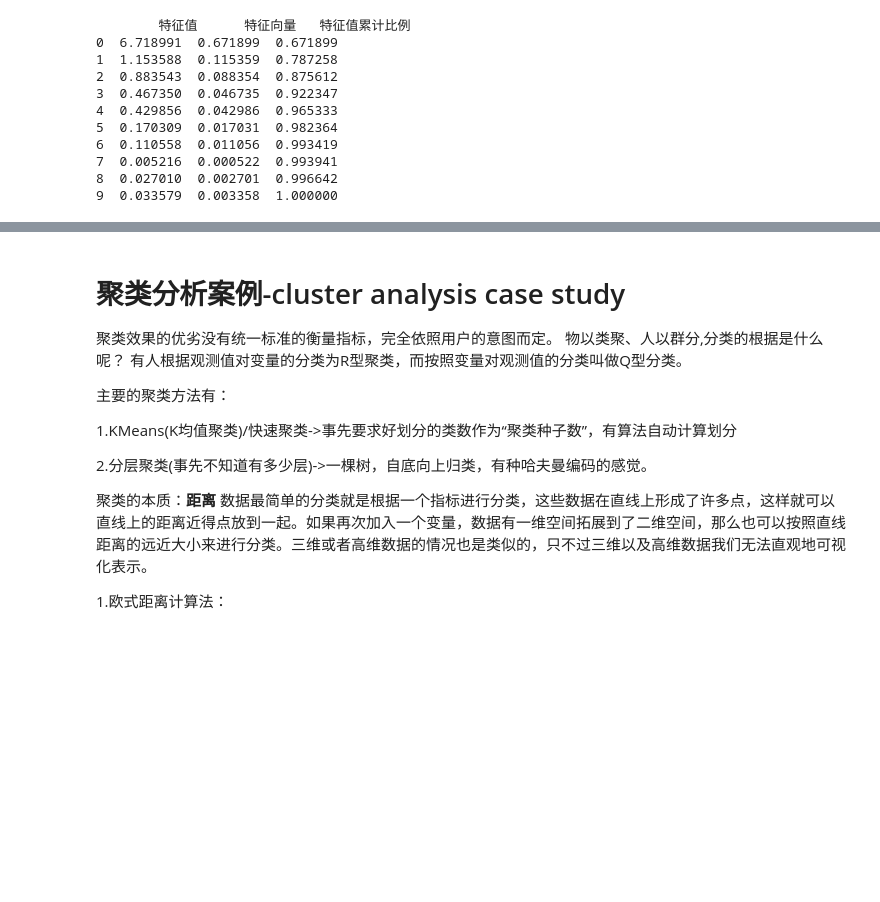
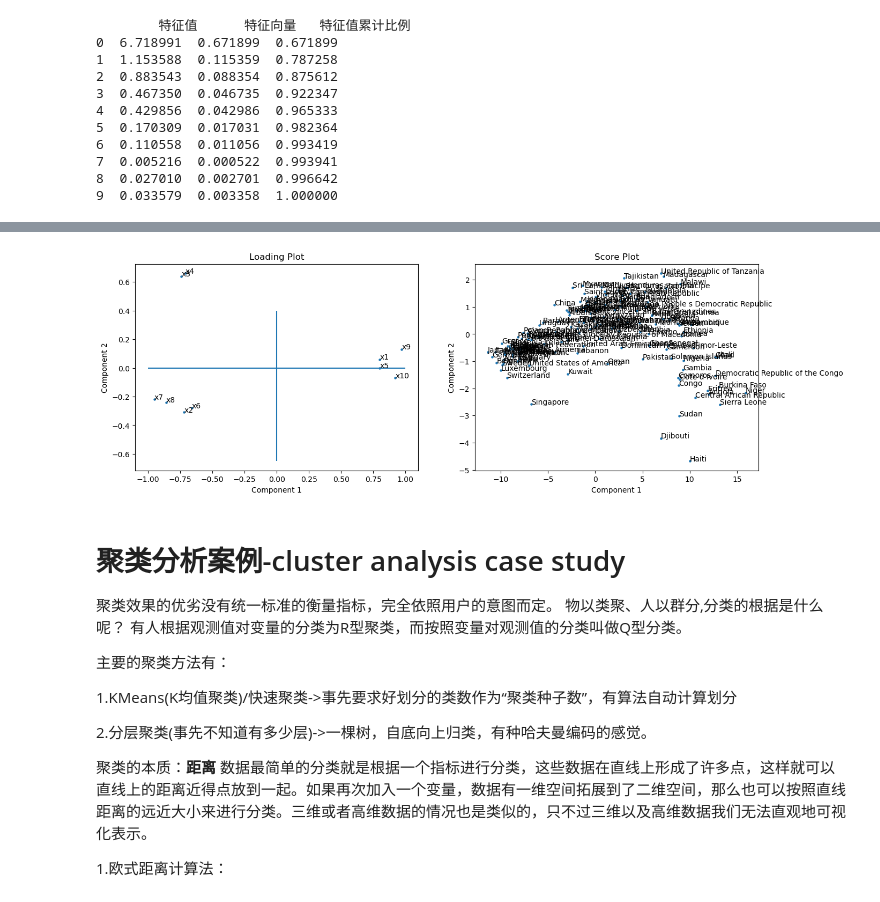
Before and after one commit to Mungeryang/Statistics-from-data-to-conclusion-5e, a Jupyter notebook: notebook/chapter6.ipynb, the cells around one changed output, grey strips where cells are left out. Drawn from its saved outputs; the diff is of its cells as text; code cells hidden in the pictures; blank space fills up the shorter version.

```diff
--- a/notebook/chapter6.ipynb
+++ b/notebook/chapter6.ipynb
@@ -73,0 +94,5 @@ print(eigen)
+# %%
+component_matrix = pd.DataFrame(np.round(-eigen_vec*np.sqrt(eigen_val),2))
+component_matrix.index = [f'x{i}' for i in range(1,len(eigen_val)+1)]
+component_matrix.columns = list(range(1,len(eigen_val) + 1))
+component_matrix
@@ -74,3 +111,27 @@ print(eigen)
+# %%
+fig = plt.figure(figsize=(15,5))
+ax1 = fig.add_subplot(1,2,1)
+ax1.scatter(component_matrix.iloc[:,0],component_matrix.iloc[:,1],s=5)
+for x,y,z in zip(component_matrix.iloc[:,0],component_matrix.iloc[:,1],component_matrix.index):
+    ax1.text(x,y,z)
+ax1.set_title("Loading Plot")
+ax1.set_xlabel('Component 1')
+ax1.set_ylabel('Component 2')
+ax1.hlines(0,-1,1)
+ax1.vlines(0,-0.65,0.4)
+
+
+who_std = StandardScaler().fit_transform(who)
+score = who_std.dot(component_matrix.iloc[:,:2])
+ax2 = fig.add_subplot(1,2,2)
+ax2.scatter(score[:,0],score[:,1],s=5)
+ax2.set_title("Score Plot")
+ax2.set_xlabel('Component 1')
+ax2.set_ylabel('Component 2')
+for x,y,z in zip(score[:,0],score[:,1],who.index):
+    ax2.text(x,y,z)
+# %% [output]
+[figure, added]
 # %% [markdown]
 # 聚类分析案例-cluster analysis case study
 
```
Also changed, not shown: parts of 4 cells of this notebook, 1 other file.
